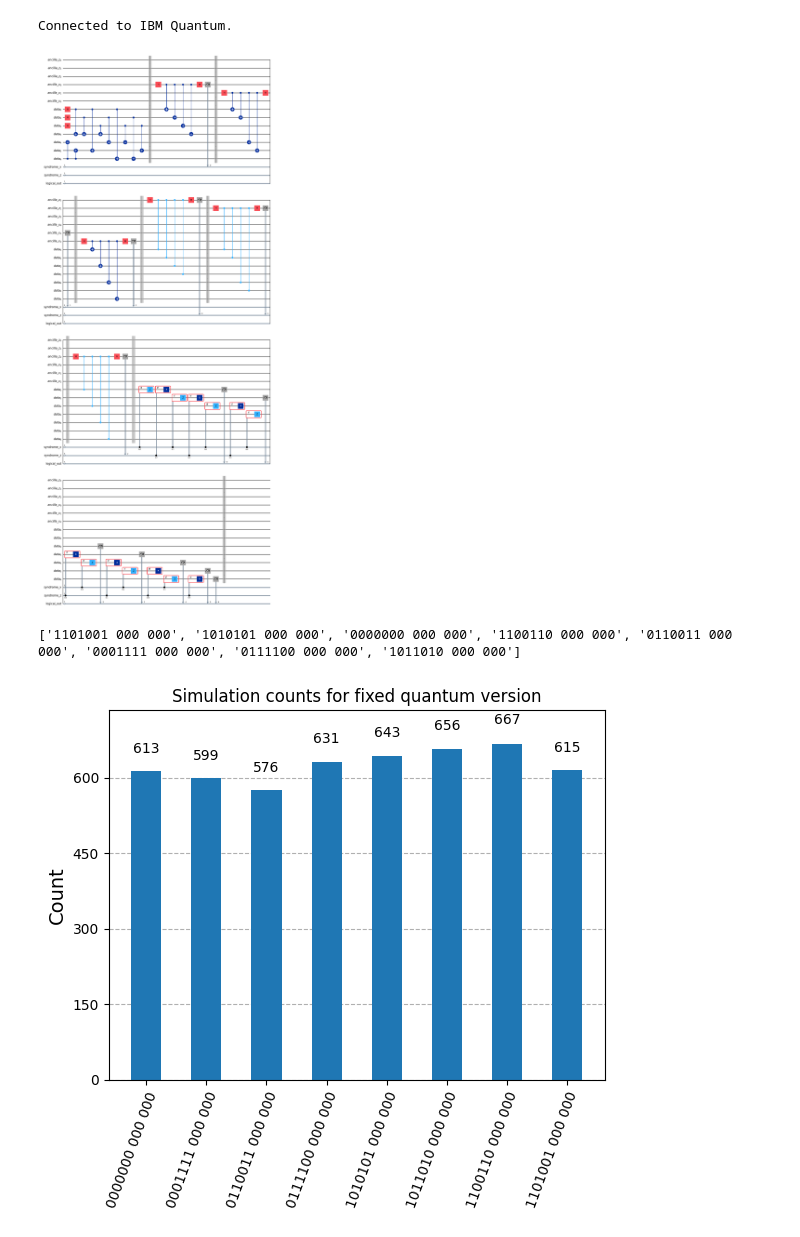
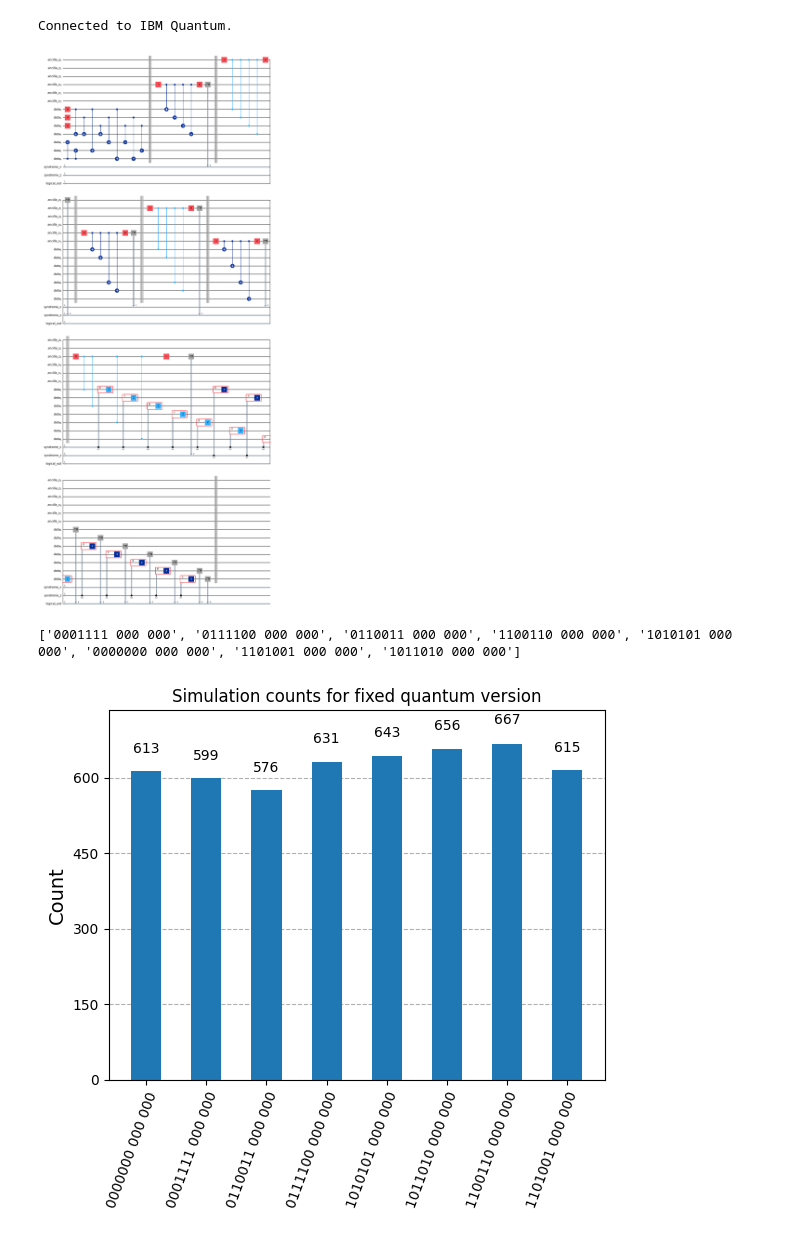
Before and after one commit to markb5477/IBM-Q, a Jupyter notebook: Desktop/IBMQ/bachelor_thesis/error_correcting_code/Steane/Steane.ipynb, the cells around one changed output. Drawn from its saved outputs; the diff is of its cells as text; code cells hidden in the pictures.

Commit message:
Error correction made correct now

```diff
--- a/Desktop/IBMQ/bachelor_thesis/error_correcting_code/Steane/Steane.ipynb
+++ b/Desktop/IBMQ/bachelor_thesis/error_correcting_code/Steane/Steane.ipynb
@@ -63,39 +63,43 @@ for i, (q0, q1, q2, q3) in enumerate(stabilizers):
     circuit.cx(ancilla_x[i], data[q1])
     circuit.cx(ancilla_x[i], data[q2])
     circuit.cx(ancilla_x[i], data[q3])
     circuit.h(ancilla_x[i])
     circuit.measure(ancilla_x[i], syndrome_x[i])
     circuit.barrier()
     circuit.h(ancilla_z[i])
     circuit.cz(data[q0], ancilla_z[i])
     circuit.cz(data[q1], ancilla_z[i])
     circuit.cz(data[q2], ancilla_z[i])
     circuit.cz(data[q3], ancilla_z[i])
     circuit.h(ancilla_z[i])
     circuit.measure(ancilla_z[i], syndrome_z[i])
 
-# Define syndrome-to-data qubit mappings for error corrections.
-# Each tuple is (syndrome pattern, data qubit index).
-corrections = [(0b111, 0), (0b011, 1), (0b101, 2), (0b110, 3),
-               (0b001, 4), (0b010, 5), (0b100, 6)]
-
+corrections = [
+    (0b111, 0),  # Qubit 0 -> Syndrome 111
+    (0b011, 1),  # Qubit 1 -> Syndrome 011
+    (0b101, 2),  # Qubit 2 -> Syndrome 101
+    (0b001, 3),  # Qubit 3 -> Syndrome 001
+    (0b110, 4),  # Qubit 4 -> Syndrome 110
+    (0b010, 5),  # Qubit 5 -> Syndrome 010
+    (0b100, 6)   # Qubit 6 -> Syndrome 100
+]
 
 # Correct for phase-flip (Z) errors using the syndrome from the X stabilizers.
 for pattern, qubit in corrections:
     with circuit.if_test((syndrome_x, pattern)):
         circuit.z(data[qubit])
     with circuit.if_test((syndrome_z, pattern)):
         circuit.x(data[qubit])
 
 
 for i in range(7):
     circuit.measure(data[i], logical_out[i])
 circuit.barrier()
 
 
 circuit.draw(output='mpl')
 # %% [output]
-[figure, old version]
+[figure, new version]
 # %%
 # Simulation parameters
 simulator = AerSimulator()  # Try default simulator first
@@ -107,7 +111,7 @@ CodeWord = list(counts.keys())
 
 print(CodeWord)
 # %% [output]
-['1101001 000 000', '1010101 000 000', '0000000 000 000', '1100110 000 000', '0110011 000 000', '0001111 000 000', '0111100 000 000', '1011010 000 000']
+['0001111 000 000', '0111100 000 000', '0110011 000 000', '1100110 000 000', '1010101 000 000', '0000000 000 000', '1101001 000 000', '1011010 000 000']
 # %%
 plot_histogram(classic_result.get_counts(), title='Simulation counts for fixed quantum version')
 # %% [output]
```
Also changed, not shown: 4 other files.
